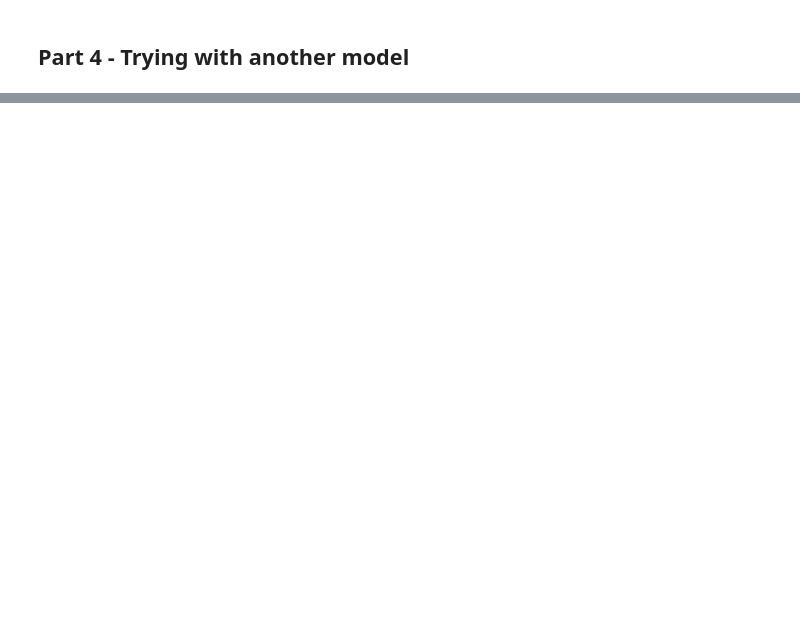
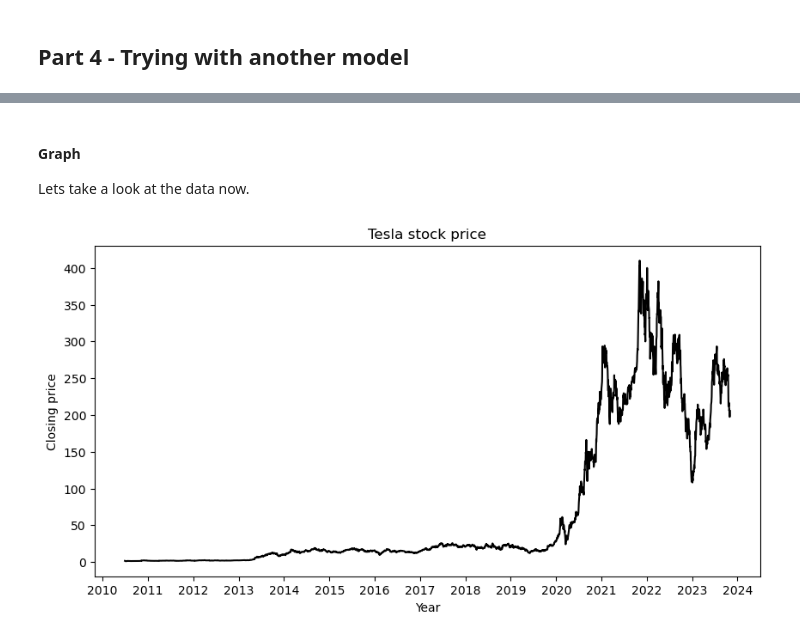
Before and after one commit to SindreSau/ML-Assignment_2, a Jupyter notebook: Assignment2.ipynb, the cells around one changed output, grey strips where cells are left out. Saved outputs shown, nothing was run; the diff lists cells and outputs as text; code cells hidden in the pictures; blank space fills up the shorter version.

```diff
--- a/Assignment2.ipynb
+++ b/Assignment2.ipynb
@@ -379,0 +177,20 @@ The actual closing price of Tesla stock for 2023-10-30 is: $197.36
+# %%
+# Lets read the most recent data, with csv as backup
+try:
+    # Get todays date
+    cutoff = pd.Timestamp.today()
+
+    # Convert to absolute
+    cutoff = cutoff.timestamp()
+
+    # Convert to int
+    cutoff = int(cutoff)
+
+    # Get data from yahoo finance
+    source = f"https://query1.finance.yahoo.com/v7/finance/download/TSLA?period1=1277769600&period2={cutoff}&interval=1d&events=history&includeAdjustedClose=true"
+except:
+    source = 'TSLA.csv'
+
+df = pd.read_csv(source)
+
+df
@@ -379,0 +214,3 @@ The actual closing price of Tesla stock for 2023-10-30 is: $197.36
+# %%
+df.drop(['Open', 'High', 'Low', 'Adj Close', 'Volume'], axis=1, inplace=True)
+df.info()
@@ -379,0 +230,8 @@ The actual closing price of Tesla stock for 2023-10-30 is: $197.36
+# %%
+# Convert Date to datetime
+df['Date'] = pd.to_datetime(df['Date'])
+
+# Set datetime as index
+df.set_index('Date', inplace=True)
+
+df.head(10)
@@ -379,0 +251,17 @@ The actual closing price of Tesla stock for 2023-10-30 is: $197.36
+# %% [markdown]
+#### Graph
+Lets take a look at the data now.
+# %%
+# Funtion for graphing the data
+def plot_close(df):
+    plt.figure(figsize=(10, 5))
+    plt.plot(df.index, df['Close'], color='black')
+    plt.title('Tesla stock price')
+    plt.xlabel('Year')
+    plt.ylabel('Closing price')
+    plt.gca().xaxis.set_major_locator(mdates.YearLocator())
+    plt.show()
+# %%
+plot_close(df)
+# %% [output]
+[figure, added]
```
Also changed, not shown: parts of 71 cells of this notebook.
